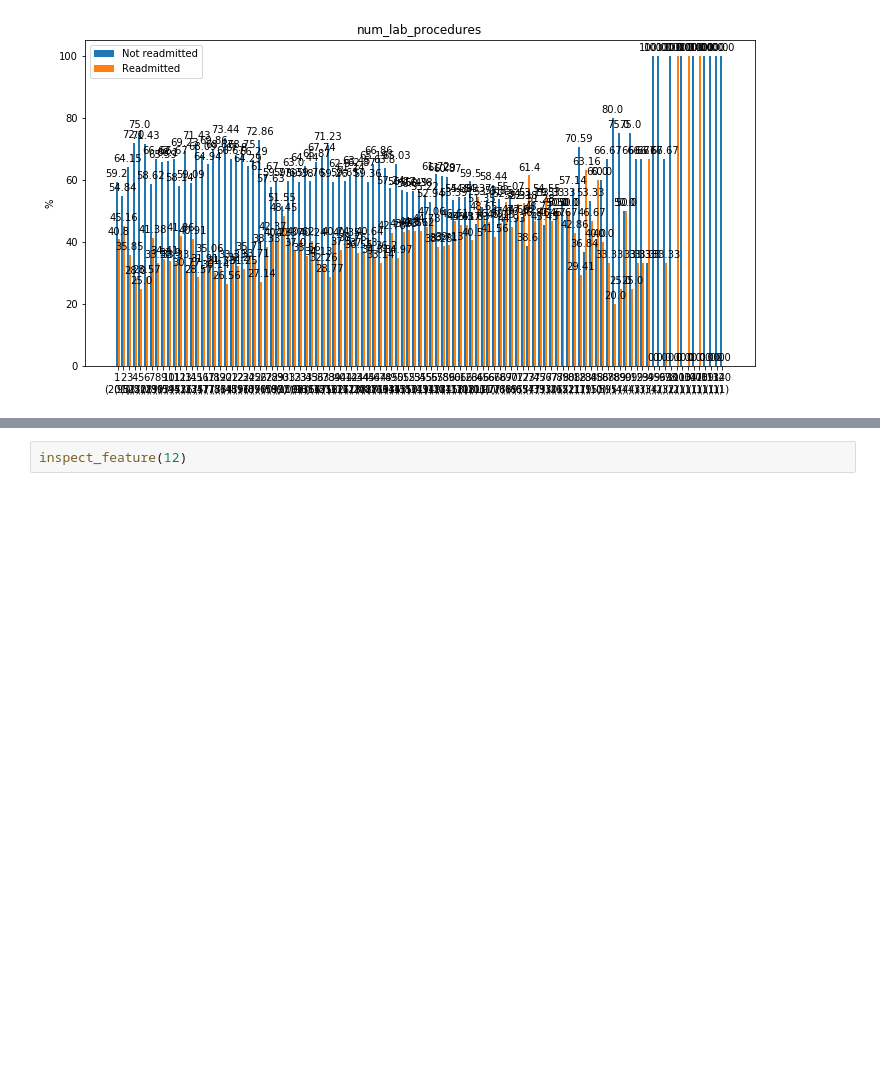
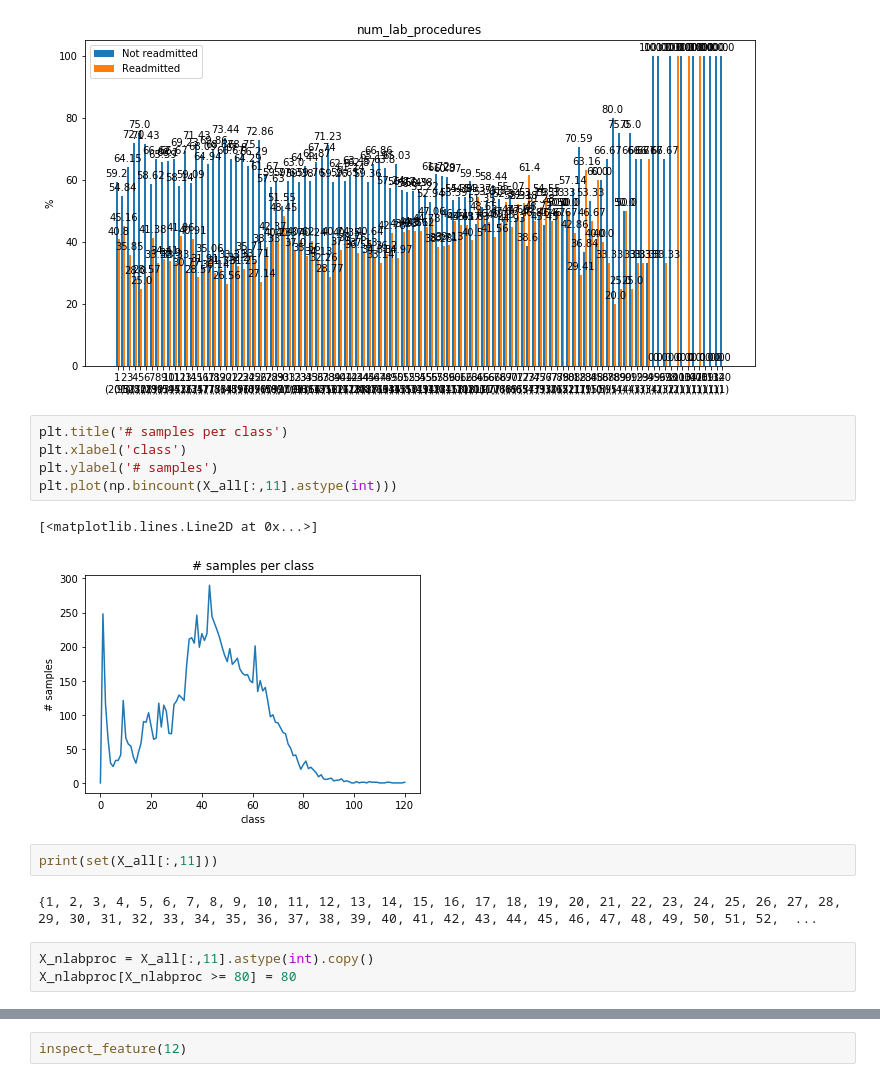
Before and after one commit to rbischof/ML4HC, a Jupyter notebook: project_2/Analysis.ipynb, the cells around one changed output, grey strips where cells are left out. Drawn from its saved outputs; the diff is of its cells as text; blank space fills up the shorter version.

```diff
--- a/project_2/Analysis.ipynb
+++ b/project_2/Analysis.ipynb
@@ -308,3 +310,18 @@ inspect_feature(11)
 # %% [output]
 0.0 % of samples are have no value
 [figure]
+# %%
+plt.title('# samples per class')
+plt.xlabel('class')
+plt.ylabel('# samples')
+plt.plot(np.bincount(X_all[:,11].astype(int)))
+# %% [output]
+[<matplotlib.lines.Line2D at 0x...>]
+[figure, added]
+# %%
+print(set(X_all[:,11]))
+# %% [output]
+{1, 2, 3, 4, 5, 6, 7, 8, 9, 10, 11, 12, 13, 14, 15, 16, 17, 18, 19, 20, 21, 22, 23, 24, 25, 26, 27, 28, 29, 30, 31, 32, 33, 34, 35, 36, 37, 38, 39, 40, 41, 42, 43, 44, 45, 46, 47, 48, 49, 50, 51, 52,  ...
+# %%
+X_nlabproc = X_all[:,11].astype(int).copy()
+X_nlabproc[X_nlabproc >= 80] = 80
```
Also changed, not shown: parts of 101 cells of this notebook.
